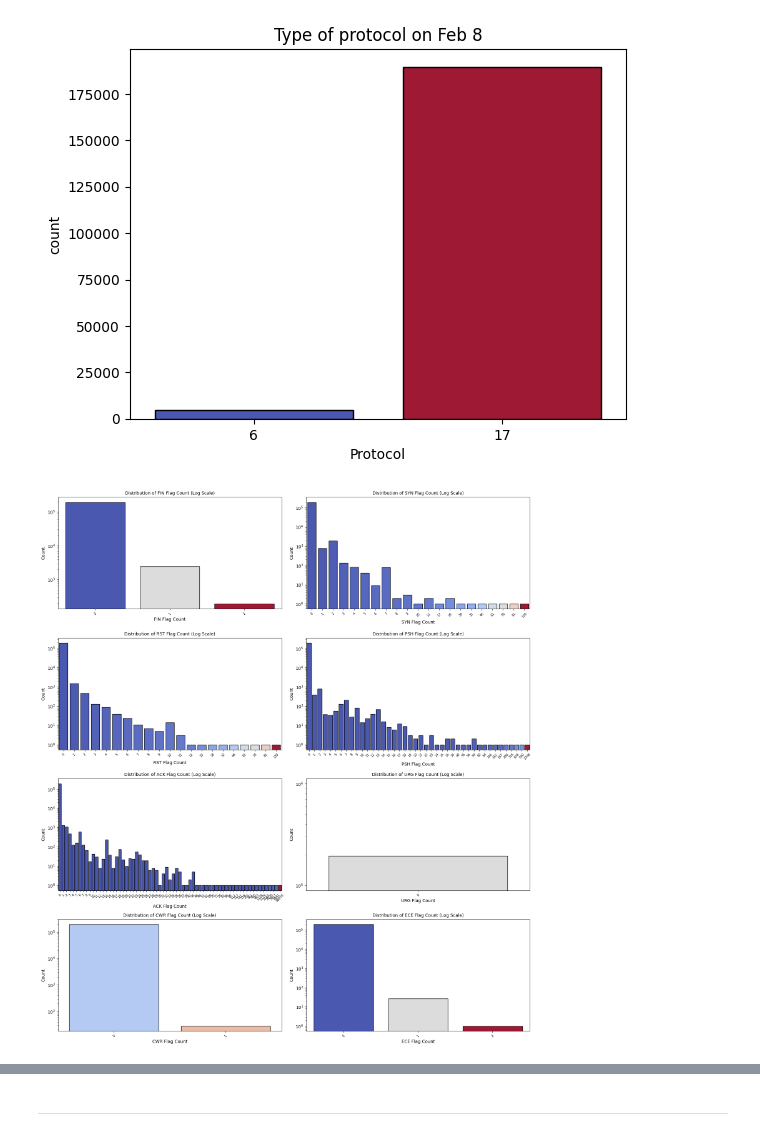
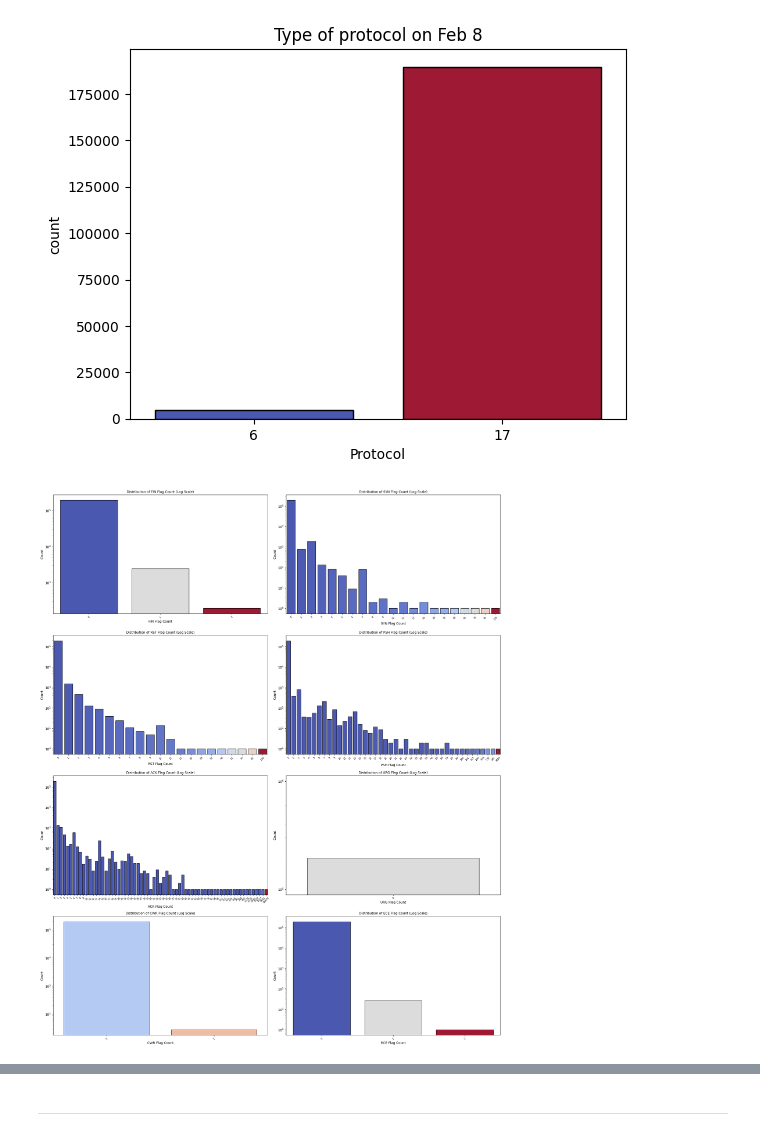
Before and after one commit to Totally-Kyle/The-CyberChase, a Jupyter notebook: EDA.ipynb, the cells around one changed output, grey strips where cells are left out. Drawn from its saved outputs; the diff is of its cells as text; code cells hidden in the pictures.

```diff
--- a/EDA.ipynb
+++ b/EDA.ipynb
@@ -151,15 +151,14 @@ plt.title("Type of protocol on Feb 7")
 Text(0.5, 1.0, 'Type of protocol on Feb 7')
 [figure]
 # %%
-
 # List of TCP flag count columns
 flag_columns = [
     'FIN Flag Count', 'SYN Flag Count', 'RST Flag Count', 'PSH Flag Count',
     'ACK Flag Count', 'URG Flag Count', 'CWR Flag Count', 'ECE Flag Count'
 ]
 
-# Set up subplot grid: 4 rows x 2 columns
-fig, axes = plt.subplots(nrows=4, ncols=2, figsize=(16, 18))
+# Set up subplot grid: 4 rows x 2 columns with a larger figure size
+fig, axes = plt.subplots(nrows=4, ncols=2, figsize=(20, 24))  # Increased from (16, 18)
 axes = axes.flatten()  # Flatten to index like a list
 
 # Loop through columns and create a countplot for each
@@ -168,10 +167,10 @@ for i, flag in enumerate(flag_columns):
                   edgecolor='black', palette='coolwarm', legend=False)
 
     axes[i].set_yscale('log')
-    axes[i].set_title(f'Distribution of {flag} (Log Scale)', fontsize=10)
-    axes[i].tick_params(axis='x', rotation=45, labelsize=7)
-    axes[i].set_xlabel(flag)
-    axes[i].set_ylabel('Count')
+    axes[i].set_title(f'Distribution of {flag} (Log Scale)', fontsize=12)
+    axes[i].tick_params(axis='x', rotation=45, labelsize=9)
+    axes[i].set_xlabel(flag, fontsize=10)
+    axes[i].set_ylabel('Count', fontsize=10)
 
 plt.tight_layout()
 plt.show()
@@ -180,7 +179,7 @@ plt.show()
 # %%
 dir_flags = ['Fwd PSH Flags', 'Fwd URG Flags', 'Bwd PSH Flags', 'Bwd URG Flags']
 
-fig, axes = plt.subplots(1, 4, figsize=(20, 4))
+fig, axes = plt.subplots(1, 4, figsize=(20, 6))
 
 for i, col in enumerate(dir_flags):
     sns.histplot(Feb7[col], ax=axes[i], bins=30, color='orange', edgecolor= "black")
@@ -205,7 +204,7 @@ continuous_cols = [
 ]
 
 # Set up plot grid
-fig, axes = plt.subplots(nrows=4, ncols=2, figsize=(16, 18))
+fig, axes = plt.subplots(nrows=4, ncols=2, figsize=(20, 24))
 axes = axes.flatten()
 
 # Loop through columns and create histograms
@@ -389,30 +388,30 @@ Text(0.5, 1.0, 'Type of protocol on Feb 8')
 # %%
 
 # List of TCP flag count columns
 flag_columns = [
     'FIN Flag Count', 'SYN Flag Count', 'RST Flag Count', 'PSH Flag Count',
     'ACK Flag Count', 'URG Flag Count', 'CWR Flag Count', 'ECE Flag Count'
 ]
 
 # Set up subplot grid: 4 rows x 2 columns
-fig, axes = plt.subplots(nrows=4, ncols=2, figsize=(16, 18))
+fig, axes = plt.subplots(nrows=4, ncols=2, figsize=(20, 24))
 axes = axes.flatten()  # Flatten to index like a list
 
 # Loop through columns and create a countplot for each
 for i, flag in enumerate(flag_columns):
     sns.countplot(data=Feb8, x=flag, hue=flag, ax=axes[i],
                   edgecolor='black', palette='coolwarm', legend=False)
 
     axes[i].set_yscale('log')
     axes[i].set_title(f'Distribution of {flag} (Log Scale)', fontsize=10)
     axes[i].tick_params(axis='x', rotation=45, labelsize=7)
     axes[i].set_xlabel(flag)
     axes[i].set_ylabel('Count')
 
 plt.tight_layout()
 plt.show()
 # %% [output]
-[figure, old version]
+[figure, new version]
 # %%
 dir_flags = ['Fwd PSH Flags', 'Fwd URG Flags', 'Bwd PSH Flags', 'Bwd URG Flags']
 
```
Also changed, not shown: parts of 5 cells of this notebook.
